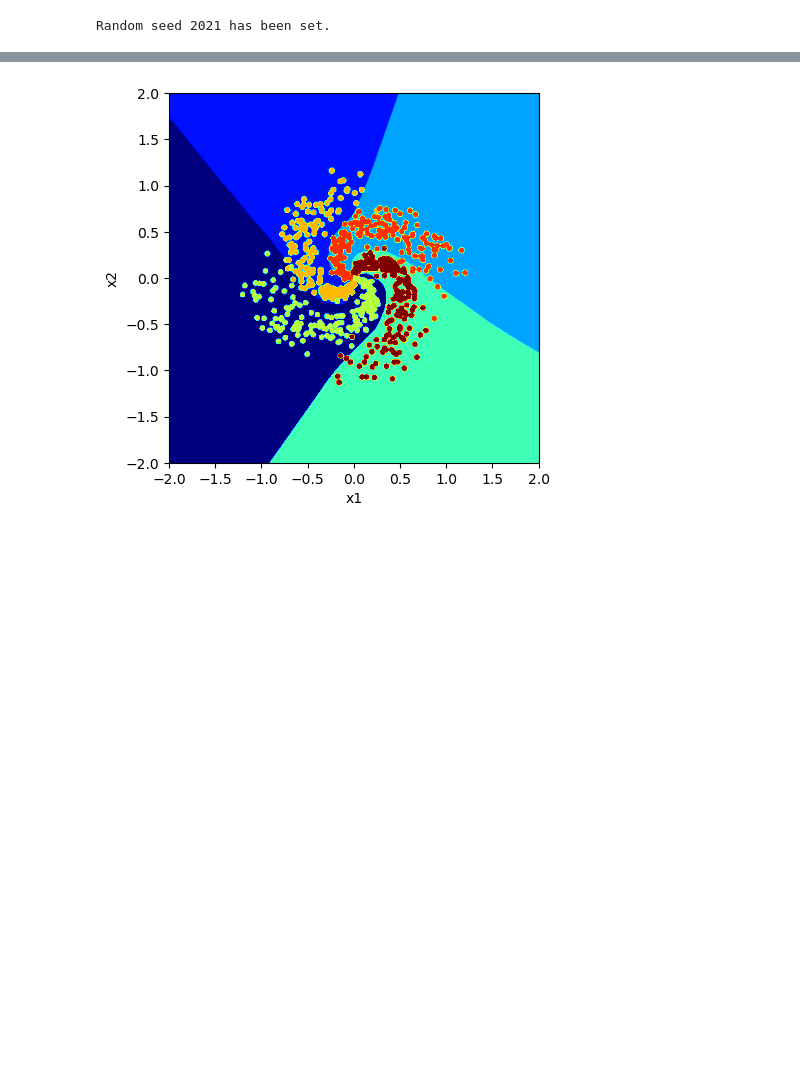
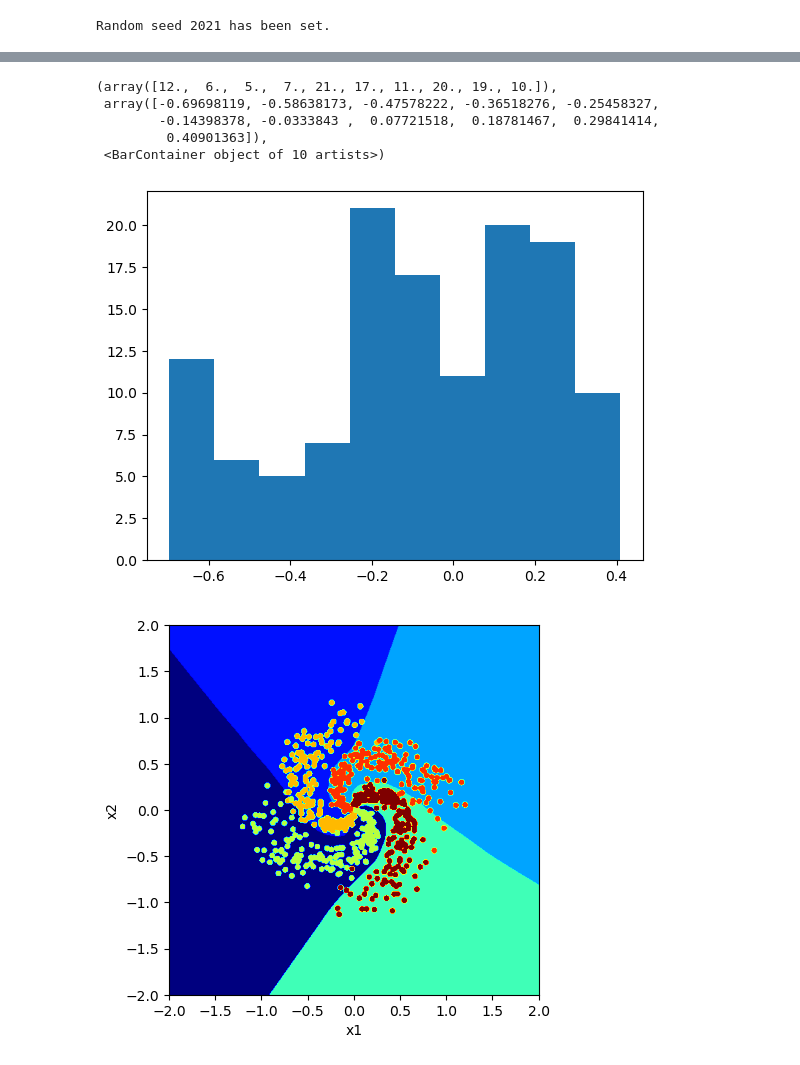
Before and after one commit to Milstein-Lab/Summer2024, a Jupyter notebook: Yash/spiral-neuralnet(1).ipynb, the cells around one changed output, grey strips where cells are left out. Drawn from its saved outputs; the diff is of its cells as text; code cells hidden in the pictures; blank space fills up the shorter version.

```diff
--- a/Yash/spiral-neuralnet(1).ipynb
+++ b/Yash/spiral-neuralnet(1).ipynb
@@ -572,3 +576,12 @@ Train Losses: [0.2606392204761505, 0.1064176857471466, 0.2688847482204437, 0.151
+# %%
+plt.hist(net.mlp[-6].bias.data)
+# %% [output]
+(array([12.,  6.,  5.,  7., 21., 17., 11., 20., 19., 10.]),
+ array([-0.69698119, -0.58638173, -0.47578222, -0.36518276, -0.25458327,
+        -0.14398378, -0.0333843 ,  0.07721518,  0.18781467,  0.29841414,
+         0.40901363]),
+ <BarContainer object of 10 artists>)
+[figure, added]
 # %%
 # Graph of sorted spiral data
 
```
Also changed, not shown: parts of 4 cells of this notebook.
